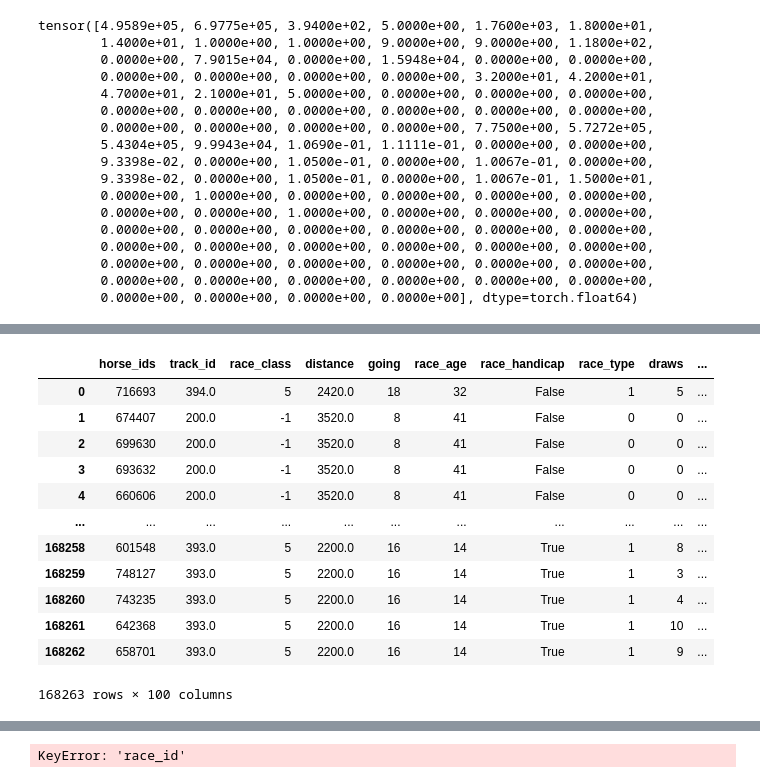
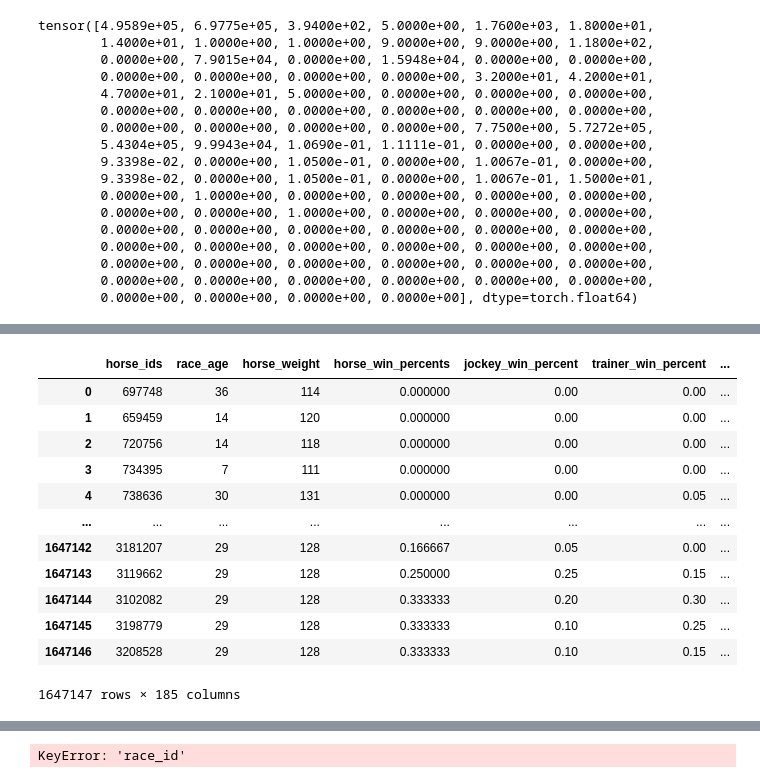
Before and after one commit to Sean-Leishman/gbp-horse-prediction, a Jupyter notebook: rnn.ipynb, the cells around one changed output, grey strips where cells are left out. Cells and saved outputs as stored; diff of their text form; code cells hidden in the pictures.

Commit message:
dataloader outputs correct data

```diff
--- a/rnn.ipynb
+++ b/rnn.ipynb
@@ -234,0 +304,18 @@ fd = pd.read_csv("data/raw/processed_full_data_with_horse_history.csv", index_co
+# %%
+ab = fd.drop("race_id", axis=1).merge(raw_data[['horse_ids','date_race_id','race_id']], on=["horse_ids", "date_race_id"])
+# %%
+ab
+# %% [output]
+|  | horse_ids | race_age | horse_weight | horse_win_percents | jockey_win_percent | trainer_win_percent | ... |
+| 0 | 697748 | 36 | 114 | 0.000000 | 0.00 | 0.00 | ... |
+| 1 | 659459 | 14 | 120 | 0.000000 | 0.00 | 0.00 | ... |
+| 2 | 720756 | 14 | 118 | 0.000000 | 0.00 | 0.00 | ... |
+| 3 | 734395 | 7 | 111 | 0.000000 | 0.00 | 0.00 | ... |
+| 4 | 738636 | 30 | 131 | 0.000000 | 0.00 | 0.05 | ... |
+| ... | ... | ... | ... | ... | ... | ... | ... |
+| 1647142 | 3181207 | 29 | 128 | 0.166667 | 0.05 | 0.00 | ... |
+| 1647143 | 3119662 | 29 | 128 | 0.250000 | 0.25 | 0.15 | ... |
+| 1647144 | 3102082 | 29 | 128 | 0.333333 | 0.20 | 0.30 | ... |
+| 1647145 | 3198779 | 29 | 128 | 0.333333 | 0.10 | 0.25 | ... |
+| 1647146 | 3208528 | 29 | 128 | 0.333333 | 0.10 | 0.15 | ... |
+1647147 rows × 185 columns
@@ -235,18 +324,2 @@ fd = pd.read_csv("data/raw/processed_full_data_with_horse_history.csv", index_co
 # %%
 filtered_data = pd.read_csv("data/raw/full_data_with_horse_history.csv", index_col=[0])
-# %%
-filtered_data
-# %% [output]
-|  | horse_ids | track_id | race_class | distance | going | race_age | race_handicap | race_type | draws | ... |
-| 0 | 716693 | 394.0 | 5 | 2420.0 | 18 | 32 | False | 1 | 5 | ... |
-| 1 | 674407 | 200.0 | -1 | 3520.0 | 8 | 41 | False | 0 | 0 | ... |
-| 2 | 699630 | 200.0 | -1 | 3520.0 | 8 | 41 | False | 0 | 0 | ... |
-| 3 | 693632 | 200.0 | -1 | 3520.0 | 8 | 41 | False | 0 | 0 | ... |
-| 4 | 660606 | 200.0 | -1 | 3520.0 | 8 | 41 | False | 0 | 0 | ... |
-| ... | ... | ... | ... | ... | ... | ... | ... | ... | ... | ... |
-| 168258 | 601548 | 393.0 | 5 | 2200.0 | 16 | 14 | True | 1 | 8 | ... |
-| 168259 | 748127 | 393.0 | 5 | 2200.0 | 16 | 14 | True | 1 | 3 | ... |
-| 168260 | 743235 | 393.0 | 5 | 2200.0 | 16 | 14 | True | 1 | 4 | ... |
-| 168261 | 642368 | 393.0 | 5 | 2200.0 | 16 | 14 | True | 1 | 10 | ... |
-| 168262 | 658701 | 393.0 | 5 | 2200.0 | 16 | 14 | True | 1 | 9 | ... |
-168263 rows × 100 columns
```
Also changed, not shown: parts of 30 cells of this notebook.
